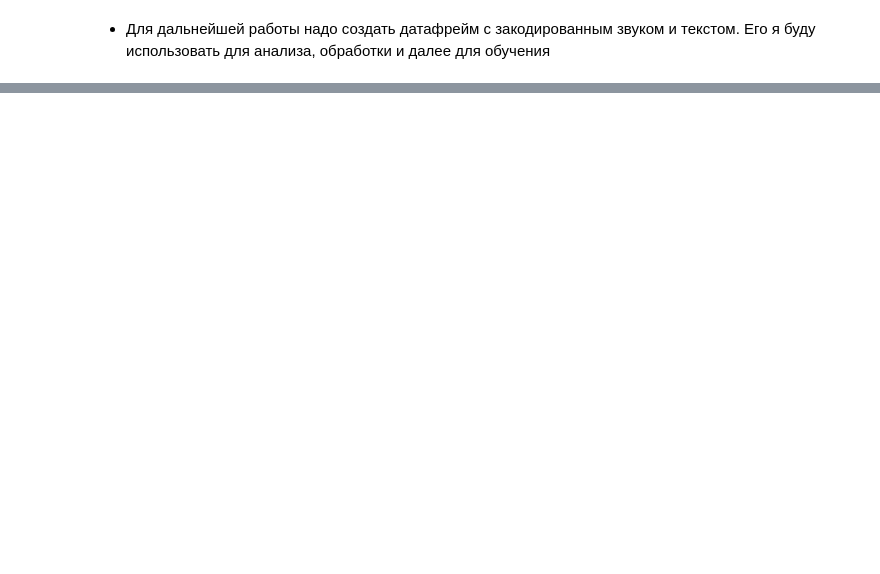
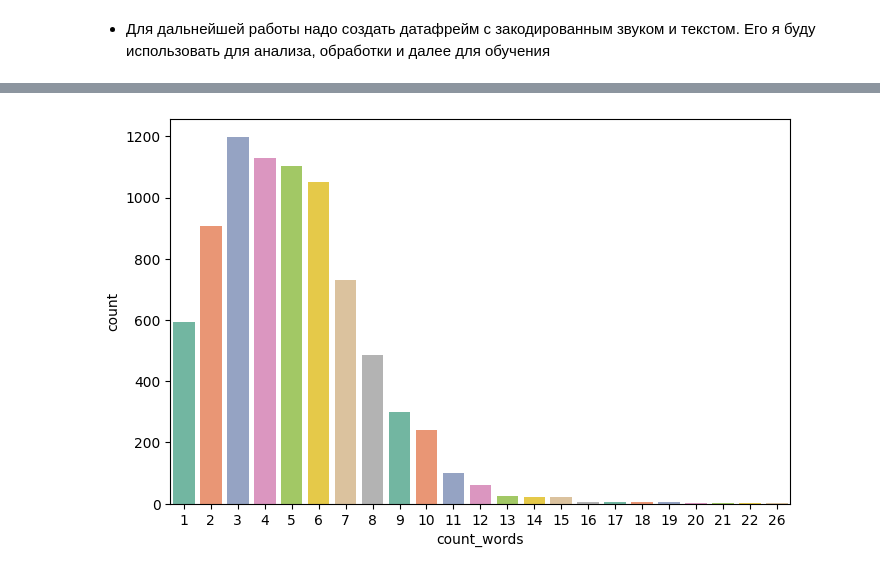
Before and after one commit to sollltit/tts1, a Jupyter notebook: Module_A/Module_A.ipynb, the cells around one changed output, grey strips where cells are left out. Cells and saved outputs as stored; diff of their text form; code cells hidden in the pictures; blank space fills up the shorter version.

```diff
--- a/Module_A/Module_A.ipynb
+++ b/Module_A/Module_A.ipynb
@@ -438,0 +593,6 @@ KeyboardInterrupt:
+# %%
+plt.figure(figsize=(8, 5))
+sns.barplot(df_sb['count_words'].value_counts(), palette = 'Set2')
+plt.show()
+# %% [output]
+[figure, added]
```
Also changed, not shown: parts of 47 cells of this notebook.
